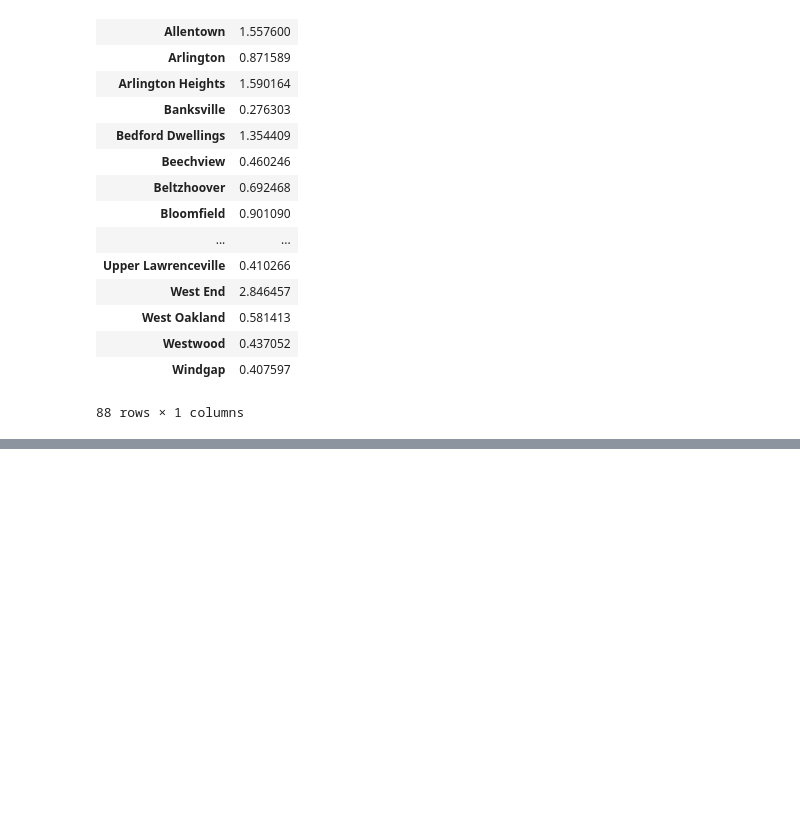
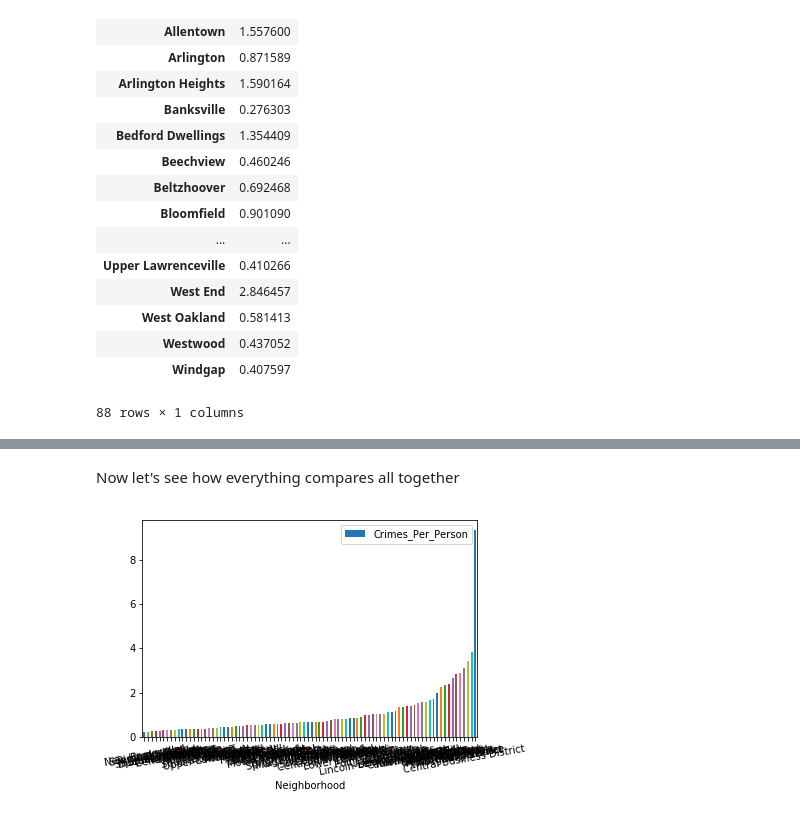
Before and after one commit to AlexHaskovec/final-project, a Jupyter notebook: notebook.ipynb, the cells around one changed output, grey strips where cells are left out. Cells and saved outputs as stored; diff of their text form; code cells hidden in the pictures; blank space fills up the shorter version.

```diff
--- a/notebook.ipynb
+++ b/notebook.ipynb
@@ -110,0 +200,6 @@ big_hoods.sort_values(by=['CPC'])
+# %% [markdown]
+Now let's see how everything compares all together
+# %%
+ax = dataFrame.plot.bar(y='Crimes_Per_Person', rot=10)
+# %% [output]
+[figure, added]
```
Also changed, not shown: parts of 21 cells of this notebook, 1 other file.
